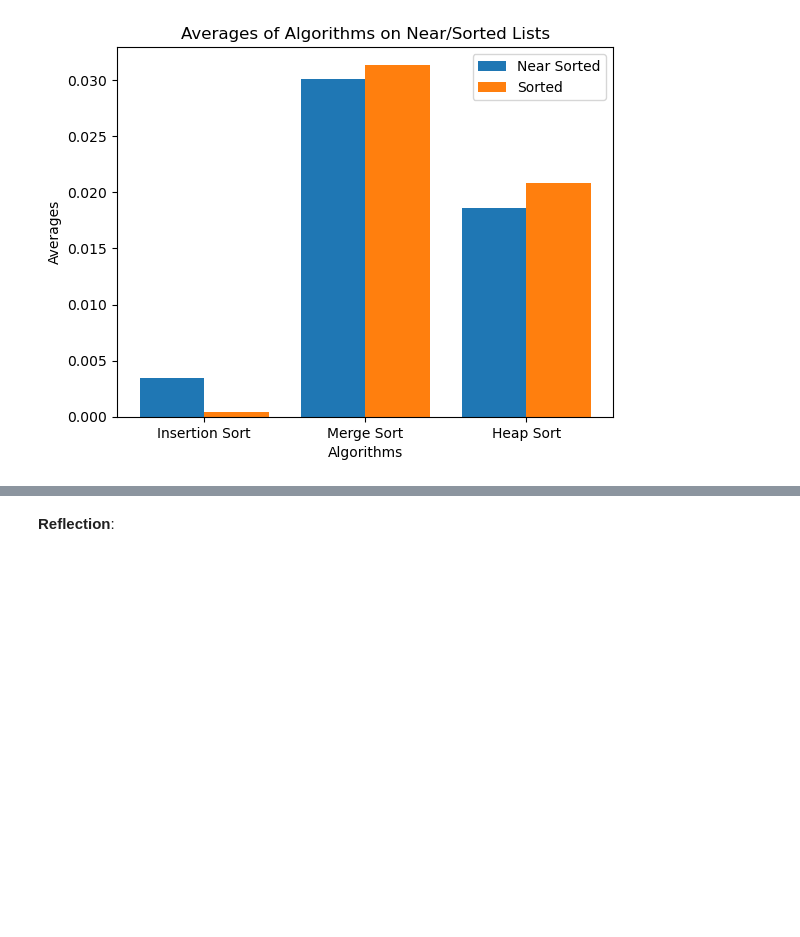
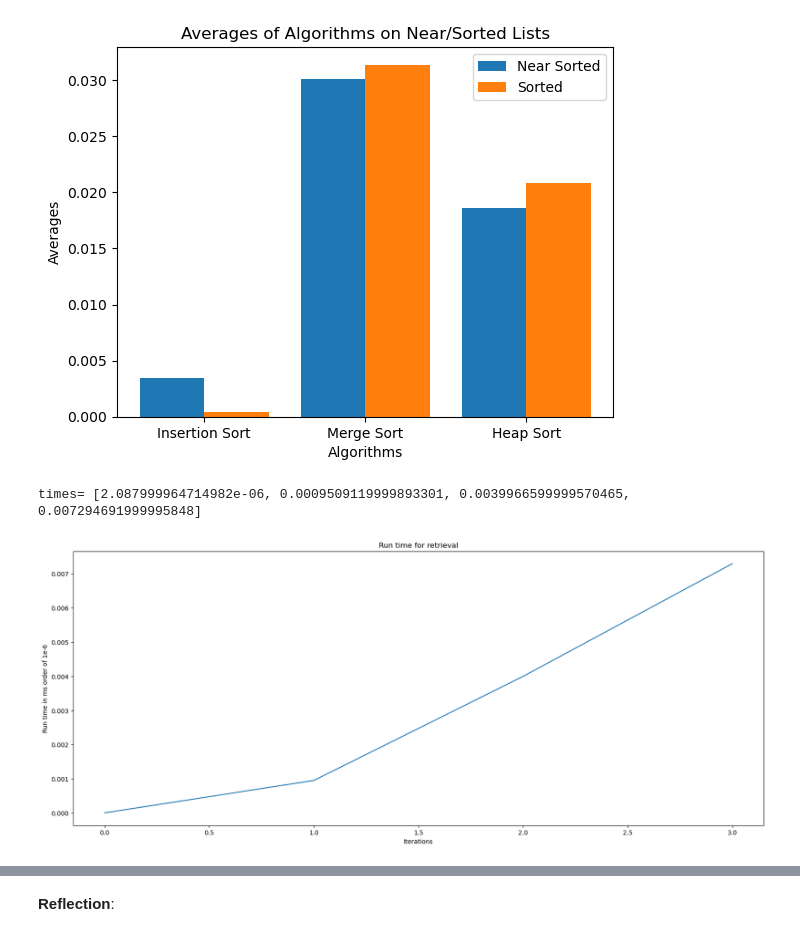
Before and after one commit to saboorah/CS2XC3, a Jupyter notebook: Lab_II.ipynb, the cells around one changed output, grey strips where cells are left out. Cells and saved outputs as stored; diff of their text form; code cells hidden in the pictures; blank space fills up the shorter version.

Commit message:
part f filler graphs

```diff
--- a/Lab_II.ipynb
+++ b/Lab_II.ipynb
@@ -2462,3 +2462,25 @@ plt.legend()
 plt.show()
 # %% [output]
 [figure]
+# %%
+### Insertion sort experiment code goes here
+runs = 25
+run_times = []
+
+#print(l)
+for i in range(1,1000,330): #MUST BE CHANGED TO 10,000 ##
+    l = create_custom_list(i,100)
+    avg =0
+    #find avg for each length of list
+    for j in range(runs):
+        insertion = InsertionSort(l)
+        start = timeit.default_timer()
+        insertion.get_sorted()
+        stop = timeit.default_timer()
+        avg += (stop-start)
+    run_times.append(avg / runs)
+print("times=",run_times)
+line_plot(run_times)
+# %% [output]
+times= [2.087999964714982e-06, 0.0009509119999893301, 0.0039966599999570465, 0.007294691999995848]
+[figure, added]
```
Also changed, not shown: parts of 2 cells of this notebook.
